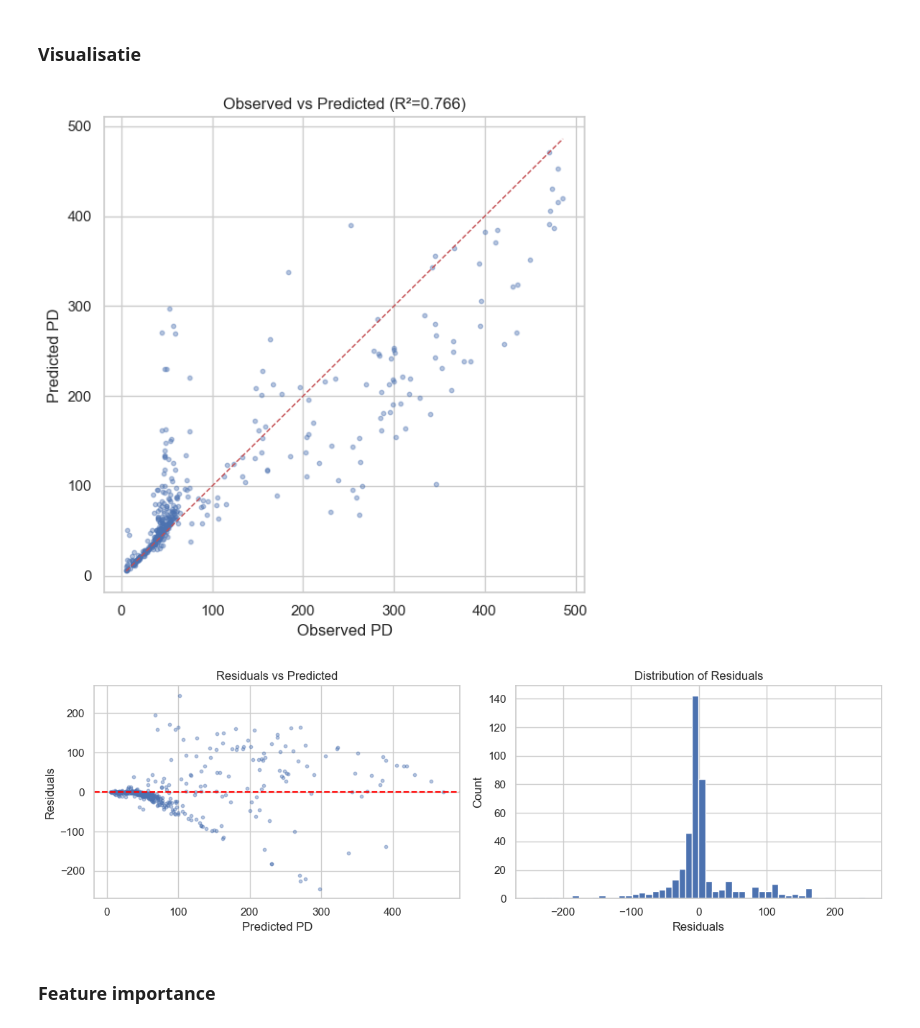
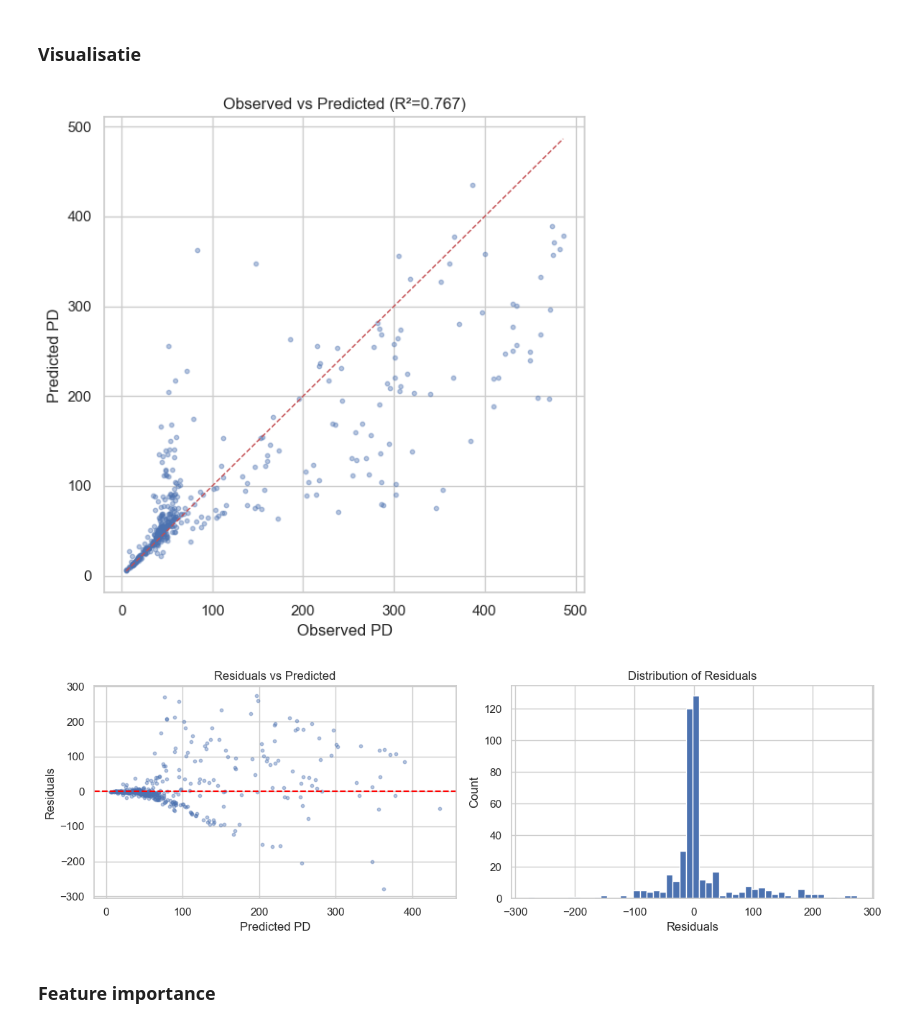
Before and after one commit to KatoMonteyne/Bachelorproef, a Jupyter notebook: Model PD copy.ipynb, the cells around one changed output. Drawn from its saved outputs; the diff is of its cells as text; code cells hidden in the pictures.

```diff
--- a/Model PD copy.ipynb
+++ b/Model PD copy.ipynb
@@ -506,9 +504,9 @@ Index(['PD', 'long_deg', 'lat_deg', 'chl_mean', 'clt_mean',
       dtype='object')
 # %%
 target_red = "PD" # Geselecteerde biodiversiteitsmaat om te voorspellen.
-feature_cols_red = df_merge.columns.drop(["long_deg", "lat_deg", "PD"]).tolist()
+feature_cols_red = df_bio.columns.drop(["long_deg", "lat_deg", "PD"]).tolist()
 
-df_red = df_merge[[target_red] + feature_cols_red].copy()
+df_red = df_bio[[target_red] + feature_cols_red].copy()
 print(f"Shape before cleaning: {df_red.shape}")
 df_red.describe()
 # %% [output]
@@ -574,3 +571,11 @@ y_red = df_red[target_red]
 ### Recursive feature elimination
 # %% [markdown]
 RMSE en spatiale cross validatie
+# %%
+lat_bio = df_bio.loc[df_red.index, "lat_deg"]
+lon_bio = df_bio.loc[df_red.index, "long_deg"]
+lat_bin_bio = pd.cut(lat_bio, bins=np.arange(-90, 91, 10), labels=False)
+lon_bin_bio = pd.cut(lon_bio, bins=np.arange(-180, 181, 10), labels=False)
+spatial_blocks_red = lat_bin_bio.astype(str) + "_" + lon_bin_bio.astype(str)
+
+print(f"Spatial blocks (10°x10° grid): {spatial_blocks_red.nunique()} unique blocks")
@@ -606,20 +616,7 @@ print("Selected features:", list(selected_features_RFECV))
 # %% [markdown]
 ### Dataset met geselecteerde features
 # %%
-selected_features_RFECV = [ # Dit zijn de variabelen die we hier selecteren om de biodiversiteit te voorspellen.
-  "SalinityMean",
-  "OxyBMean",
-  "LandDist",
-  "matched_CenterLong",
-  "matched_CenterLat",
-  "clt_mean",
-  "dfe_mean",
-  "o2_mean",
-  "ph_mean",
-  "po4_mean",
-  "si_mean",
-  "tas_mean"
-]
+selected_features_RFECV = ['clt_mean', 'dfe_mean', 'o2_mean', 'phyc_mean', 'ph_mean', 'po4_mean', 'salinity_mean', 'si_mean', 'tas_mean', 'T_mean']
 # %% [markdown]
 ### Data splitten in training en test set
 # %%
@@ -723,8 +726,8 @@ Train-test gap: 0.1872
 ### Visualisatie
 # %%
 fig, ax = plt.subplots(figsize = (6,6))
-ax.scatter(y_test_selected, y_pred, alpha=0.4, s = 10)
-lims = [min(y_test_selected.min(), y_pred.min()), max(y_test_selected.max(), y_pred.max())]
+ax.scatter(y_test_selected, y_pred_sel, alpha=0.4, s = 10)
+lims = [min(y_test_selected.min(), y_pred_sel.min()), max(y_test_selected.max(), y_pred_sel.max())]
 ax.plot(lims, lims, 'r--' , linewidth=1)
 ax.set_xlabel("Observed PD")
 ax.set_ylabel("Predicted PD")
@@ -732,27 +735,27 @@ ax.set_title(f"Observed vs Predicted (R²={r2:.3f})")
 plt.tight_layout()
 plt.show()
 # %% [output]
-[figure, old version]
+[figure, new version]
 # %%
-residuals_red = y_test_selected - y_pred
+residuals_red = y_test_selected - y_pred_sel
 
 fig, axes = plt.subplots(1,2, figsize = (12,4))
 
-axes[0].scatter(y_pred, residuals_red, alpha=0.4, s=10)
+axes[0].scatter(y_pred_sel, residuals_red, alpha=0.4, s=10)
 axes[0].axhline(0, color='red', linestyle='--')
 axes[0].set_xlabel("Predicted PD")
 axes[0].set_ylabel("Residuals")
 axes[0].set_title("Residuals vs Predicted")
 
 axes[1].hist(residuals_red, bins=50, edgecolor='white')
 axes[1].set_xlabel("Residuals")
 axes[1].set_ylabel("Count")
 axes[1].set_title("Distribution of Residuals")
 
 plt.tight_layout()
 plt.show()
 # %% [output]
-[figure, old version]
+[figure, new version]
 # %% [markdown]
 ### Feature importance
 # %%
```
Also changed, not shown: parts of 19 cells of this notebook, 1 other file.
